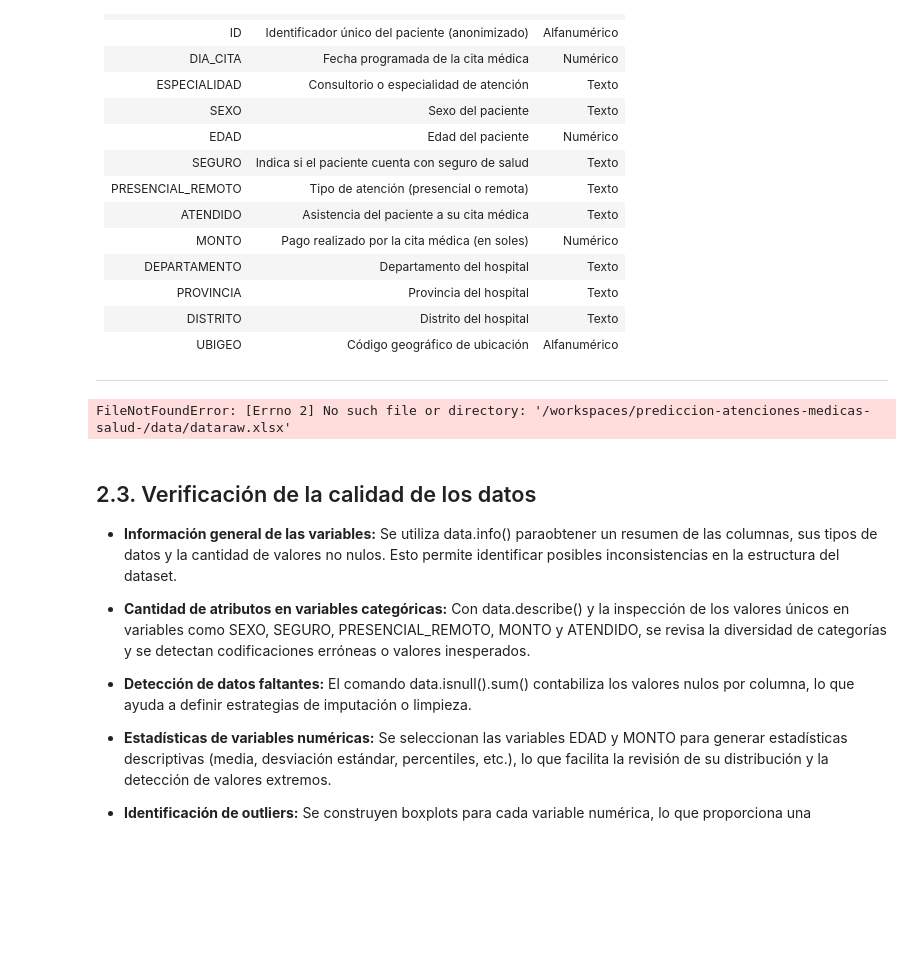
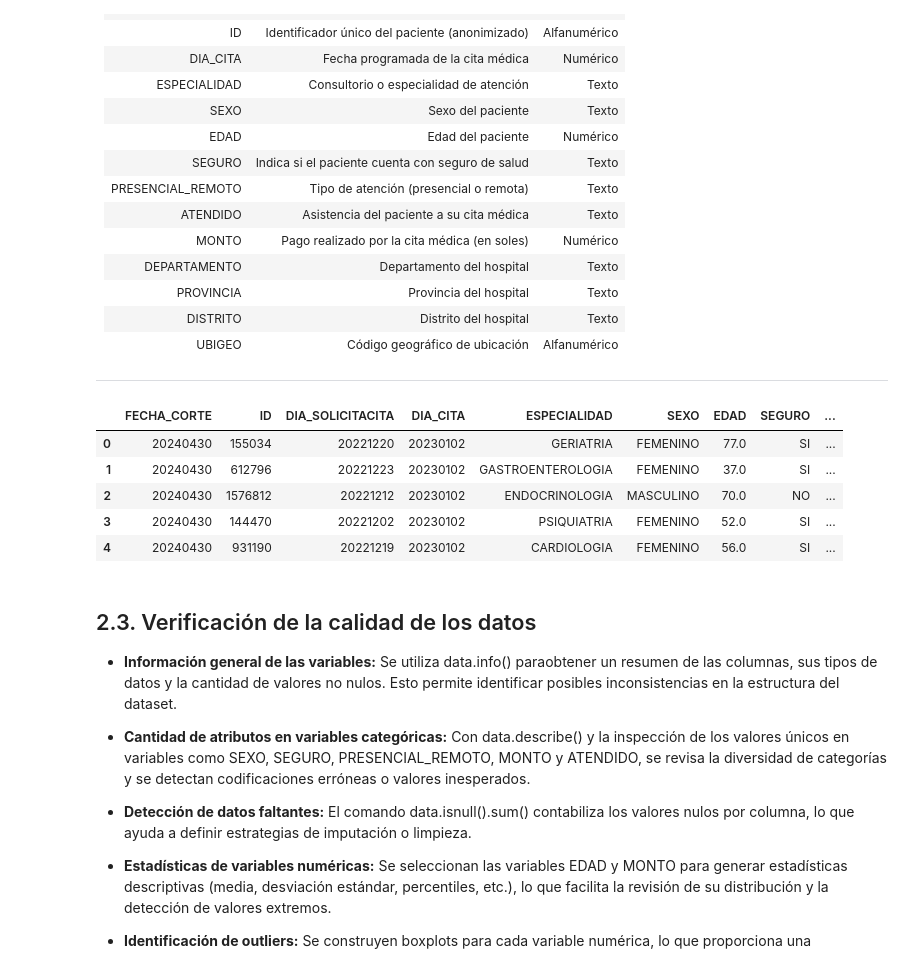
Before and after one commit to williamsnunezp/prediccion-atenciones-medicas-salud-, a Jupyter notebook: notebooks/Fase_2.ipynb, the cells around one changed output. Saved outputs shown, nothing was run; the diff lists cells and outputs as text; code cells hidden in the pictures; blank space fills up the shorter version.

```diff
--- a/notebooks/Fase_2.ipynb
+++ b/notebooks/Fase_2.ipynb
@@ -82,9 +68,14 @@ print(f"Repositorio clonado en: {REPO_DIR}")
 # %%
-# Leer datos
-data = pd.read_excel("/workspaces/prediccion-atenciones-medicas-salud-/data/dataraw.xlsx")
+ruta = os.path.join("/content/prediccion-atenciones-medicas-salud-", "data", "dataraw.xlsx")
+data = pd.read_excel(ruta)
 data.tail()
 # %% [output]
-FileNotFoundError: [Errno 2] No such file or directory: '/workspaces/prediccion-atenciones-medicas-salud-/data/dataraw.xlsx'
+|  | FECHA_CORTE | ID | DIA_SOLICITACITA | DIA_CITA | ESPECIALIDAD | SEXO | EDAD | SEGURO | ... |
+| 0 | 20240430 | 155034 | 20221220 | 20230102 | GERIATRIA | FEMENINO | 77.0 | SI | ... |
+| 1 | 20240430 | 612796 | 20221223 | 20230102 | GASTROENTEROLOGIA | FEMENINO | 37.0 | SI | ... |
+| 2 | 20240430 | 1576812 | 20221212 | 20230102 | ENDOCRINOLOGIA | MASCULINO | 70.0 | NO | ... |
+| 3 | 20240430 | 144470 | 20221202 | 20230102 | PSIQUIATRIA | FEMENINO | 52.0 | SI | ... |
+| 4 | 20240430 | 931190 | 20221219 | 20230102 | CARDIOLOGIA | FEMENINO | 56.0 | SI | ... |
 # %% [markdown]
 ## 2.3. Verificación de la calidad de los datos
 
```
Also changed, not shown: parts of 33 cells of this notebook, 3 other files.
